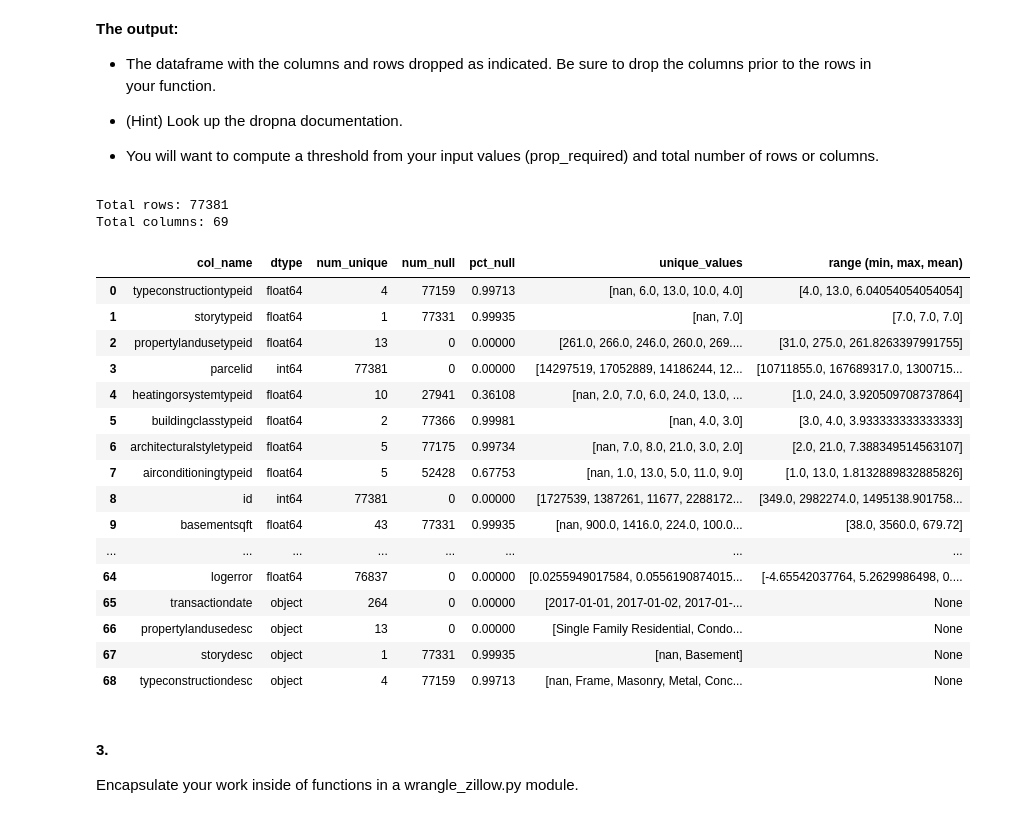
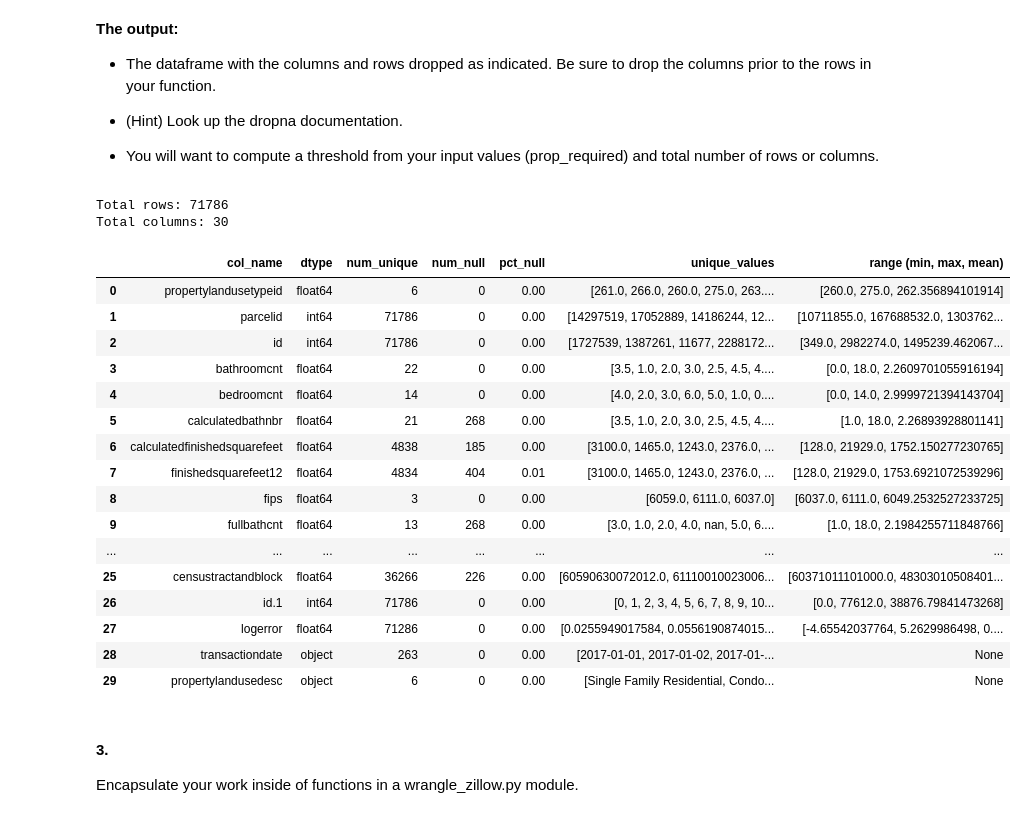
Before and after one commit to Zacharia-Schmitz/clustering-exercises, a Jupyter notebook: zillow.ipynb, the cells around one changed output. Saved outputs shown, nothing was run; the diff lists cells and outputs as text; code cells hidden in the pictures.

```diff
--- a/zillow.ipynb
+++ b/zillow.ipynb
@@ -18,8 +18,11 @@ import os
 from env import user, password, host
 import pandas as pd
 
-# Fix so our 'check_columns will display correctly
-pd.options.display.max_rows = 69
+# Fix so our 'check_columns' will display correctly
+pd.options.display.max_rows = 70
+
+# Change float formatting to avoid unreadable scientific notation
+pd.options.display.float_format = "{:20,.2f}".format
 
 
 def get_zillow(user=user, password=password, host=host):
@@ -64,9 +67,7 @@ def get_zillow(user=user, password=password, host=host):
     df = df.drop_duplicates(subset="parcelid", keep="last")
     # no null lat long
     df = df[df["latitude"].notna()]
+    df = df[df["longitude"].notna()]
     print(f"Total rows: {df.shape[0]}")
     print(f"Total columns: {df.shape[1]}")
     return df
-
-
-df = get_zillow()
@@ -78,10 +81,6 @@ Total columns: 69
 
 Summarize your data (summary stats, info, dtypes, shape, distributions, value_counts, etc.)
 # %%
-import seaborn as sns
-import matplotlib.pyplot as plt
-
-
 def check_columns(df, reports=False, graphs=False):
     """
     This function takes a pandas dataframe as input and returns
@@ -101,13 +100,13 @@ def check_columns(df, reports=False, graphs=False):
     print(f"Total rows: {df.shape[0]}")
     print(f"Total columns: {df.shape[1]}")
     if reports == True:
-        print(df.info())
-        print(df.describe().T)
+        print(df.info)
+        print(df.describe())
     if graphs == True:
         numeric = df.select_dtypes(exclude=["object", "category"]).columns.to_list()
         for col in numeric:
             fig, ax = plt.subplots(figsize=(8, 2))
-            sns.histplot(df, x=col, ax=ax, bins=30)
+            sns.histplot(df, x=col, ax=ax)
             ax.set_title(col)
             plt.show()
     data = []
@@ -342,0 +305,12 @@ cols = [
+# %%
+# Single Family Homes
+single_fam = [
+    "Single Family Residential",
+    "Condominium",
+    "Residential General",
+    "Manufactured, Modular, Prefabricated Homes",
+    "Mobile Home",
+    "Townhouse",
+]
+
+df = df[df["propertylandusedesc"].isin(single_fam)]
@@ -384,29 +380,29 @@ def handle_missing_values(df, column_pct, row_pct):
 
     return temp_df
 # %%
-df1 = handle_missing_values(df, 0, 0)
+df1 = handle_missing_values(df, 0.75, 0.75)
 
 check_columns(df1)
 # %% [output]
-Total rows: 77381
-Total columns: 69
+Total rows: 71786
+Total columns: 30
 |  | col_name | dtype | num_unique | num_null | pct_null | unique_values | range (min, max, mean) |
-| 0 | typeconstructiontypeid | float64 | 4 | 77159 | 0.99713 | [nan, 6.0, 13.0, 10.0, 4.0] | [4.0, 13.0, 6.04054054054054] |
-| 1 | storytypeid | float64 | 1 | 77331 | 0.99935 | [nan, 7.0] | [7.0, 7.0, 7.0] |
-| 2 | propertylandusetypeid | float64 | 13 | 0 | 0.00000 | [261.0, 266.0, 246.0, 260.0, 269.... | [31.0, 275.0, 261.8263397991755] |
-| 3 | parcelid | int64 | 77381 | 0 | 0.00000 | [14297519, 17052889, 14186244, 12... | [10711855.0, 167689317.0, 1300715... |
-| 4 | heatingorsystemtypeid | float64 | 10 | 27941 | 0.36108 | [nan, 2.0, 7.0, 6.0, 24.0, 13.0, ... | [1.0, 24.0, 3.920509708737864] |
-| 5 | buildingclasstypeid | float64 | 2 | 77366 | 0.99981 | [nan, 4.0, 3.0] | [3.0, 4.0, 3.933333333333333] |
-| 6 | architecturalstyletypeid | float64 | 5 | 77175 | 0.99734 | [nan, 7.0, 8.0, 21.0, 3.0, 2.0] | [2.0, 21.0, 7.388349514563107] |
-| 7 | airconditioningtypeid | float64 | 5 | 52428 | 0.67753 | [nan, 1.0, 13.0, 5.0, 11.0, 9.0] | [1.0, 13.0, 1.8132889832885826] |
-| 8 | id | int64 | 77381 | 0 | 0.00000 | [1727539, 1387261, 11677, 2288172... | [349.0, 2982274.0, 1495138.901758... |
-| 9 | basementsqft | float64 | 43 | 77331 | 0.99935 | [nan, 900.0, 1416.0, 224.0, 100.0... | [38.0, 3560.0, 679.72] |
+| 0 | propertylandusetypeid | float64 | 6 | 0 | 0.00 | [261.0, 266.0, 260.0, 275.0, 263.... | [260.0, 275.0, 262.356894101914] |
+| 1 | parcelid | int64 | 71786 | 0 | 0.00 | [14297519, 17052889, 14186244, 12... | [10711855.0, 167688532.0, 1303762... |
+| 2 | id | int64 | 71786 | 0 | 0.00 | [1727539, 1387261, 11677, 2288172... | [349.0, 2982274.0, 1495239.462067... |
+| 3 | bathroomcnt | float64 | 22 | 0 | 0.00 | [3.5, 1.0, 2.0, 3.0, 2.5, 4.5, 4.... | [0.0, 18.0, 2.2609701055916194] |
+| 4 | bedroomcnt | float64 | 14 | 0 | 0.00 | [4.0, 2.0, 3.0, 6.0, 5.0, 1.0, 0.... | [0.0, 14.0, 2.9999721394143704] |
+| 5 | calculatedbathnbr | float64 | 21 | 268 | 0.00 | [3.5, 1.0, 2.0, 3.0, 2.5, 4.5, 4.... | [1.0, 18.0, 2.26893928801141] |
+| 6 | calculatedfinishedsquarefeet | float64 | 4838 | 185 | 0.00 | [3100.0, 1465.0, 1243.0, 2376.0, ... | [128.0, 21929.0, 1752.150277230765] |
+| 7 | finishedsquarefeet12 | float64 | 4834 | 404 | 0.01 | [3100.0, 1465.0, 1243.0, 2376.0, ... | [128.0, 21929.0, 1753.6921072539296] |
+| 8 | fips | float64 | 3 | 0 | 0.00 | [6059.0, 6111.0, 6037.0] | [6037.0, 6111.0, 6049.2532527233725] |
+| 9 | fullbathcnt | float64 | 13 | 268 | 0.00 | [3.0, 1.0, 2.0, 4.0, nan, 5.0, 6.... | [1.0, 18.0, 2.1984255711848766] |
 | ... | ... | ... | ... | ... | ... | ... | ... |
-| 64 | logerror | float64 | 76837 | 0 | 0.00000 | [0.0255949017584, 0.0556190874015... | [-4.65542037764, 5.2629986498, 0.... |
-| 65 | transactiondate | object | 264 | 0 | 0.00000 | [2017-01-01, 2017-01-02, 2017-01-... | None |
-| 66 | propertylandusedesc | object | 13 | 0 | 0.00000 | [Single Family Residential, Condo... | None |
-| 67 | storydesc | object | 1 | 77331 | 0.99935 | [nan, Basement] | None |
-| 68 | typeconstructiondesc | object | 4 | 77159 | 0.99713 | [nan, Frame, Masonry, Metal, Conc... | None |
+| 25 | censustractandblock | float64 | 36266 | 226 | 0.00 | [60590630072012.0, 61110010023006... | [60371011101000.0, 48303010508401... |
+| 26 | id.1 | int64 | 71786 | 0 | 0.00 | [0, 1, 2, 3, 4, 5, 6, 7, 8, 9, 10... | [0.0, 77612.0, 38876.79841473268] |
+| 27 | logerror | float64 | 71286 | 0 | 0.00 | [0.0255949017584, 0.0556190874015... | [-4.65542037764, 5.2629986498, 0.... |
+| 28 | transactiondate | object | 263 | 0 | 0.00 | [2017-01-01, 2017-01-02, 2017-01-... | None |
+| 29 | propertylandusedesc | object | 6 | 0 | 0.00 | [Single Family Residential, Condo... | None |
 # %% [markdown]
 #### 3.
 
```
Also changed, not shown: parts of 19 cells of this notebook, 1 other file.
